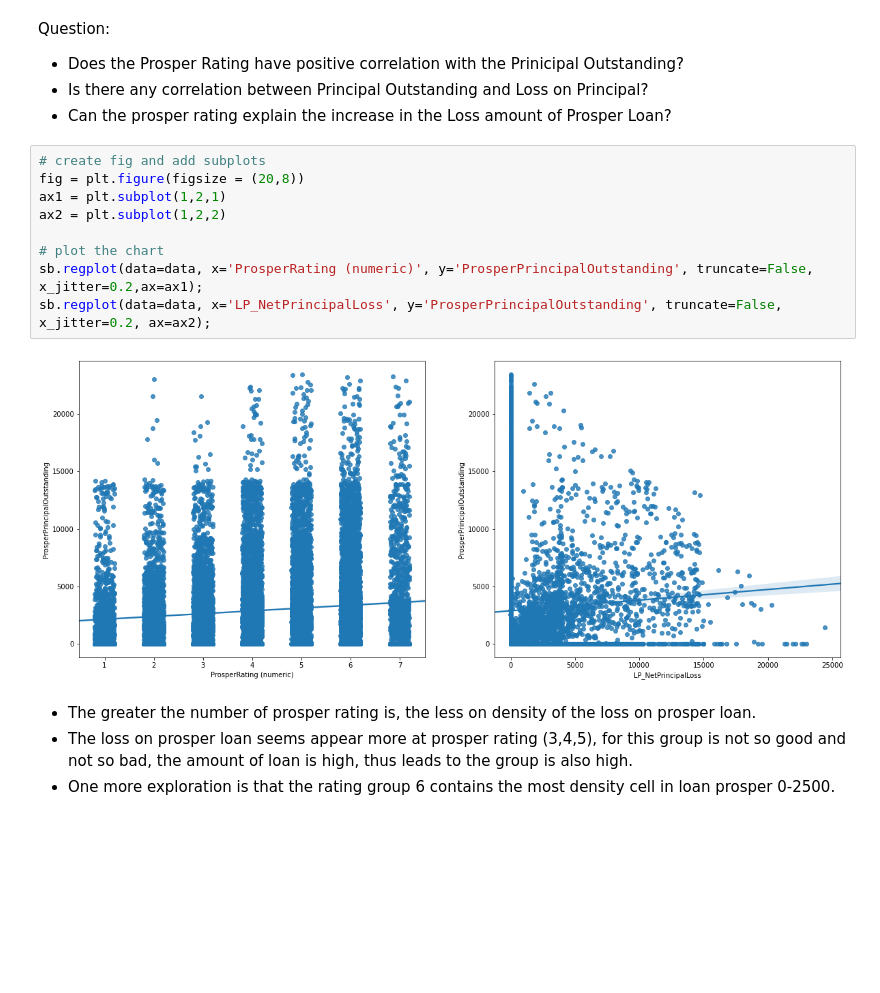
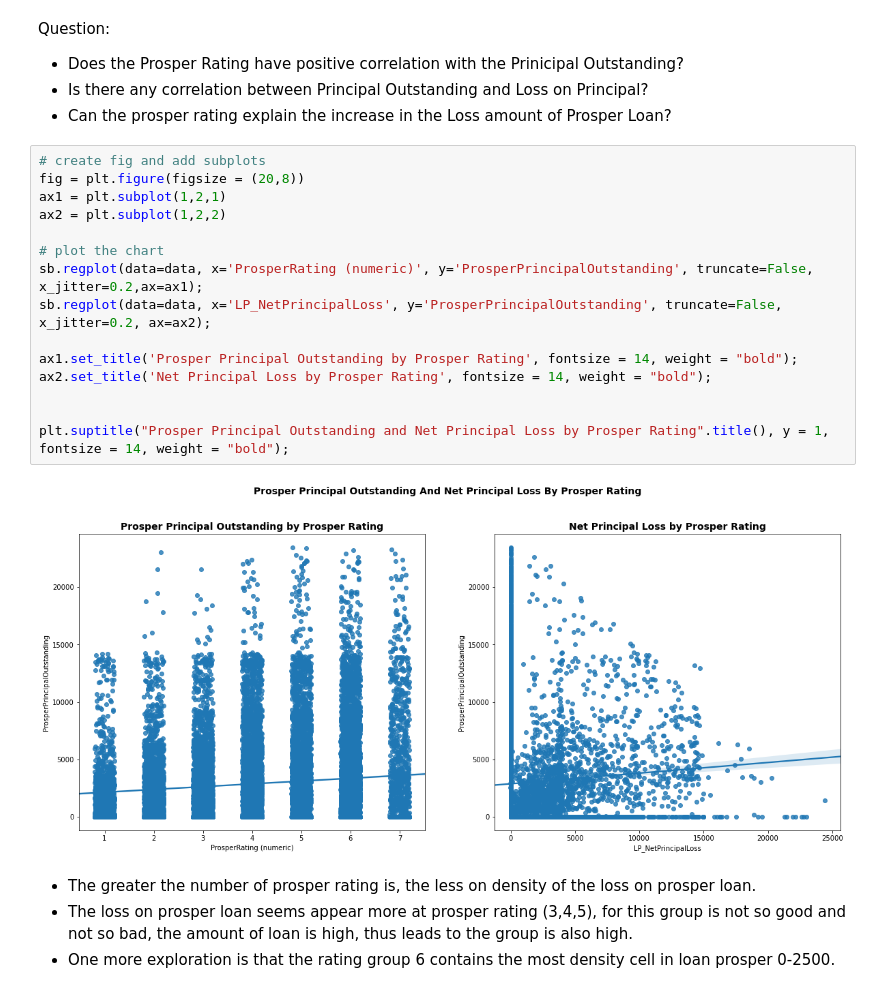
Before and after one commit to minhtutruong712/Loan-Prosper_Data-Visualization, a Jupyter notebook: Part_I_exploration_template.ipynb, the cells around one changed output. Cells and saved outputs as stored; diff of their text form; blank space fills up the shorter version.

```diff
--- a/Part_I_exploration_template.ipynb
+++ b/Part_I_exploration_template.ipynb
@@ -203,14 +204,20 @@ Question:
 # %%
 # create fig and add subplots
 fig = plt.figure(figsize = (20,8))
 ax1 = plt.subplot(1,2,1)
 ax2 = plt.subplot(1,2,2)
 
 # plot the chart
 sb.regplot(data=data, x='ProsperRating (numeric)', y='ProsperPrincipalOutstanding', truncate=False, x_jitter=0.2,ax=ax1);
 sb.regplot(data=data, x='LP_NetPrincipalLoss', y='ProsperPrincipalOutstanding', truncate=False, x_jitter=0.2, ax=ax2);
+
+ax1.set_title('Prosper Principal Outstanding by Prosper Rating', fontsize = 14, weight = "bold");
+ax2.set_title('Net Principal Loss by Prosper Rating', fontsize = 14, weight = "bold");
+
+
+plt.suptitle("Prosper Principal Outstanding and Net Principal Loss by Prosper Rating".title(), y = 1, fontsize = 14, weight = "bold");
 # %% [output]
-[figure, old version]
+[figure, new version]
 # %% [markdown]
 - The greater the number of prosper rating is, the less on density of the loss on prosper loan.
 - The loss on prosper loan seems appear more at prosper rating (3,4,5), for this group is not so good and not so bad, the amount of loan is high, thus leads to the group is also high.
```
Also changed, not shown: parts of 12 cells of this notebook.
